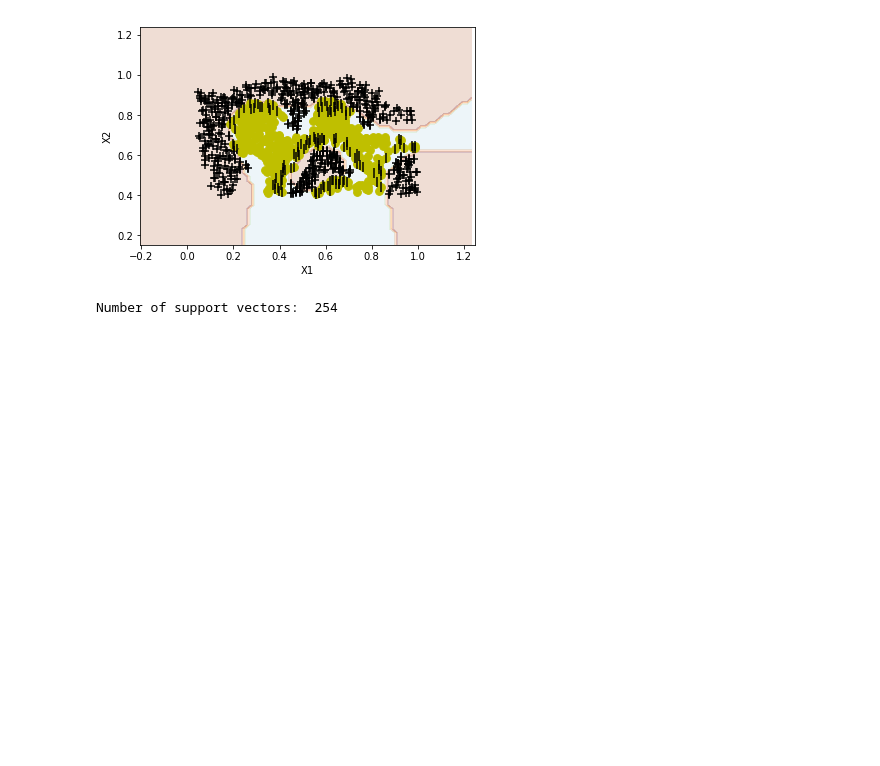
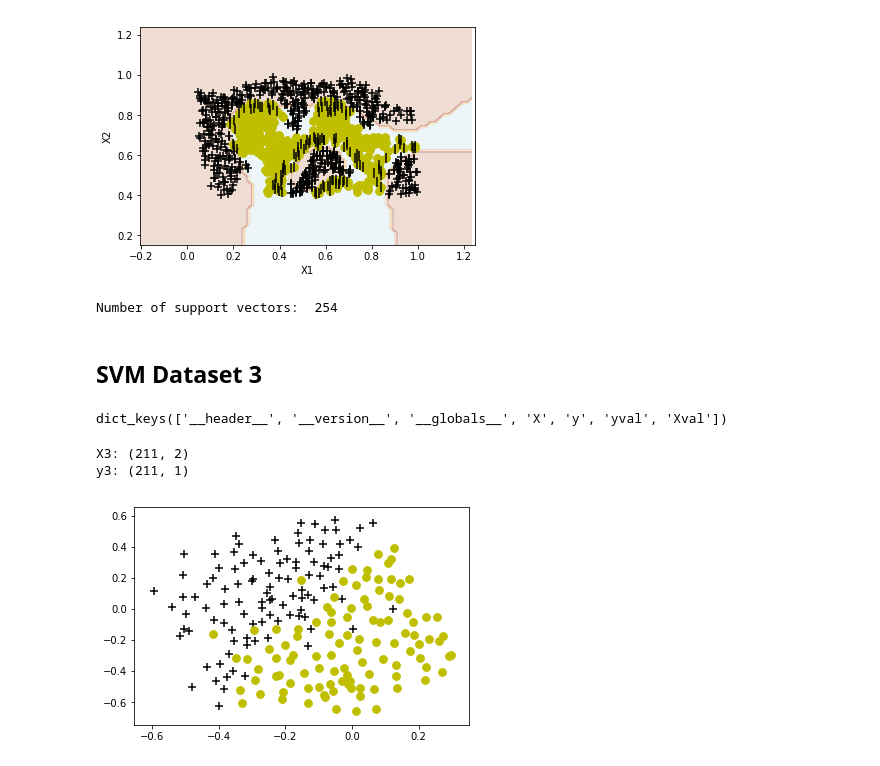
Before and after one commit to RajatGarg97/AndrewNg-mlCourse-Ex, a Jupyter notebook: machine-learning-ex6/ex6/ImplementationSVM.ipynb, the cells around one changed output. Drawn from its saved outputs; the diff is of its cells as text; code cells hidden in the pictures; blank space fills up the shorter version.

Commit message:
dataset 3 graph plotted and clf3 trained

```diff
--- a/machine-learning-ex6/ex6/ImplementationSVM.ipynb
+++ b/machine-learning-ex6/ex6/ImplementationSVM.ipynb
@@ -99,3 +99,22 @@ plot_svc(clf2, X2, y2)
 # %% [output]
 [figure]
 Number of support vectors:  254
+# %% [markdown]
+## SVM Dataset 3
+# %%
+data3 = loadmat('ex6data3.mat')
+data3.keys()
+# %% [output]
+dict_keys(['__header__', '__version__', '__globals__', 'X', 'y', 'yval', 'Xval'])
+# %%
+y3 = data3['y']
+X3 = data3['X']
+print('X3:', X3.shape)
+print('y3:', y3.shape)
+# %% [output]
+X3: (211, 2)
+y3: (211, 1)
+# %%
+plotData(X3, y3)
+# %% [output]
+[figure, added]
```
Also changed, not shown: parts of 1 cell of this notebook.
